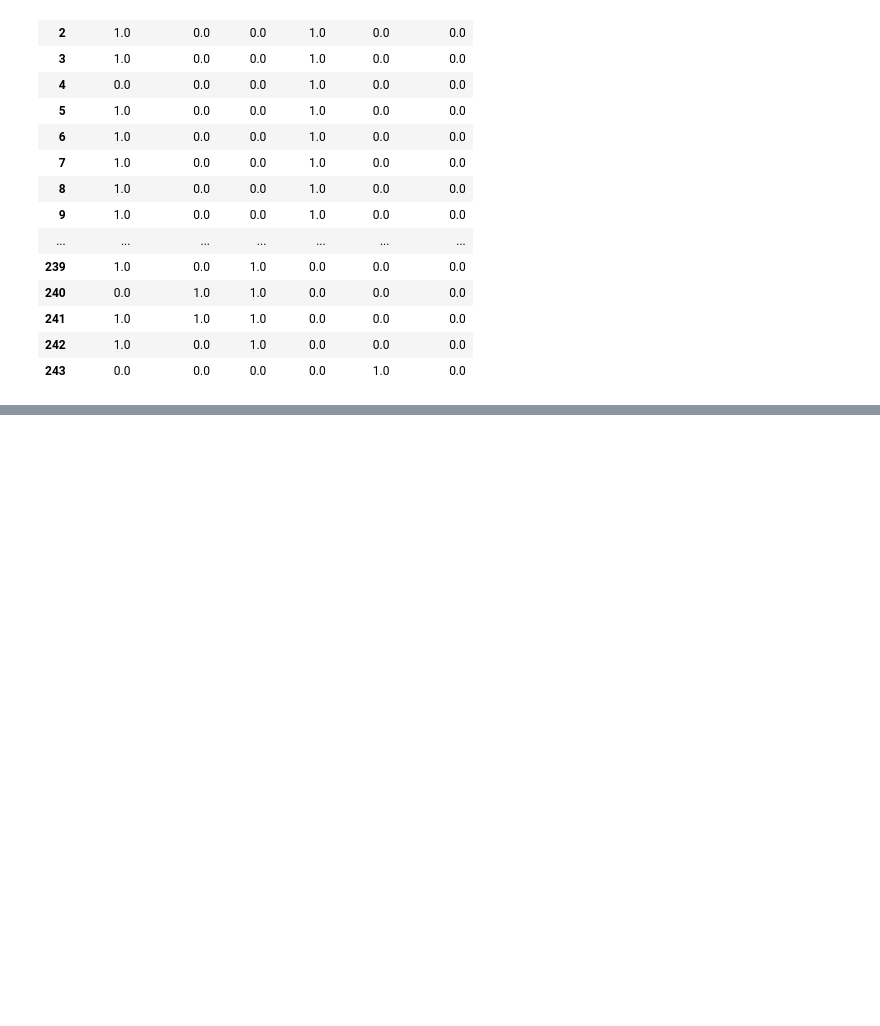
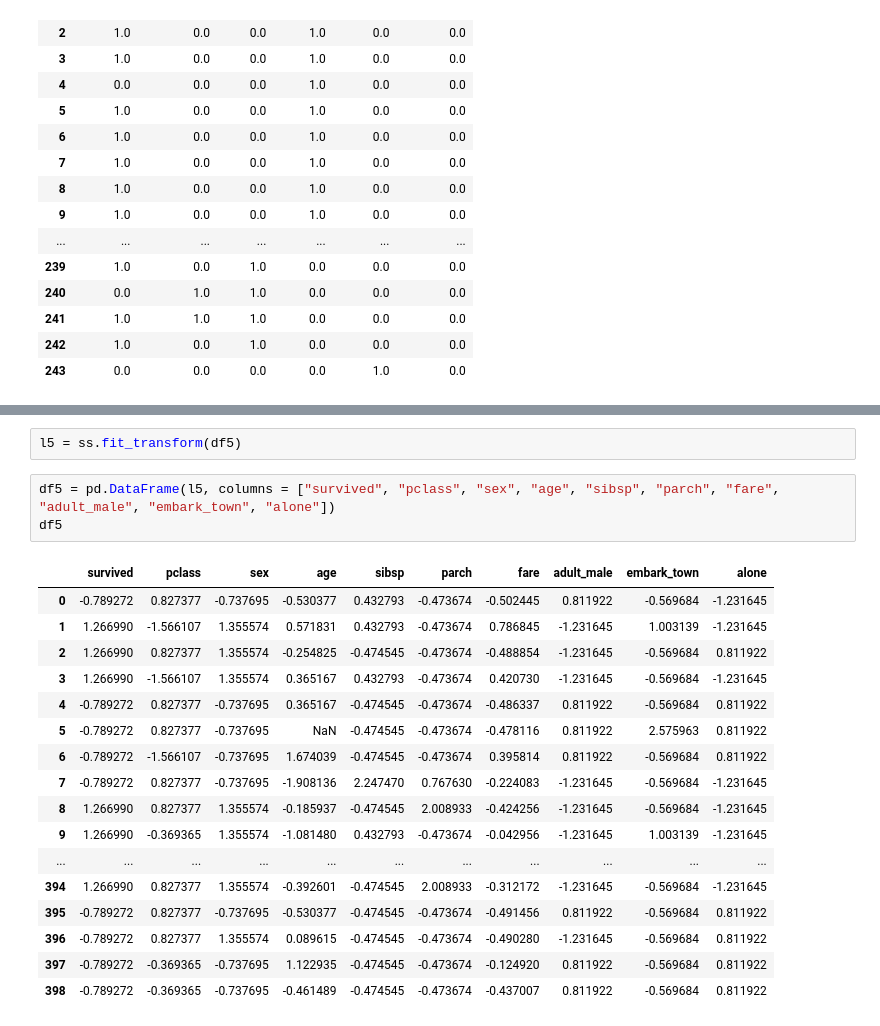
Before and after one commit to dhananjaysaini44/Data_Analysis, a Jupyter notebook: FSML_9.ipynb, the cells around one changed output, grey strips where cells are left out. Drawn from its saved outputs; the diff is of its cells as text; blank space fills up the shorter version.

```diff
--- a/FSML_9.ipynb
+++ b/FSML_9.ipynb
@@ -76,0 +493,23 @@ pd.DataFrame(df2, columns = ["sex_Male", "smoker_Yes", "day_Sat", "day_Sun", "da
+# %%
+l5 = ss.fit_transform(df5)
+# %%
+df5 = pd.DataFrame(l5, columns = ["survived", "pclass", "sex", "age", "sibsp", "parch", "fare", "adult_male", "embark_town", "alone"])
+df5
+# %% [output]
+|  | survived | pclass | sex | age | sibsp | parch | fare | adult_male | embark_town | alone |
+| 0 | -0.789272 | 0.827377 | -0.737695 | -0.530377 | 0.432793 | -0.473674 | -0.502445 | 0.811922 | -0.569684 | -1.231645 |
+| 1 | 1.266990 | -1.566107 | 1.355574 | 0.571831 | 0.432793 | -0.473674 | 0.786845 | -1.231645 | 1.003139 | -1.231645 |
+| 2 | 1.266990 | 0.827377 | 1.355574 | -0.254825 | -0.474545 | -0.473674 | -0.488854 | -1.231645 | -0.569684 | 0.811922 |
+| 3 | 1.266990 | -1.566107 | 1.355574 | 0.365167 | 0.432793 | -0.473674 | 0.420730 | -1.231645 | -0.569684 | -1.231645 |
+| 4 | -0.789272 | 0.827377 | -0.737695 | 0.365167 | -0.474545 | -0.473674 | -0.486337 | 0.811922 | -0.569684 | 0.811922 |
+| 5 | -0.789272 | 0.827377 | -0.737695 | NaN | -0.474545 | -0.473674 | -0.478116 | 0.811922 | 2.575963 | 0.811922 |
+| 6 | -0.789272 | -1.566107 | -0.737695 | 1.674039 | -0.474545 | -0.473674 | 0.395814 | 0.811922 | -0.569684 | 0.811922 |
+| 7 | -0.789272 | 0.827377 | -0.737695 | -1.908136 | 2.247470 | 0.767630 | -0.224083 | -1.231645 | -0.569684 | -1.231645 |
+| 8 | 1.266990 | 0.827377 | 1.355574 | -0.185937 | -0.474545 | 2.008933 | -0.424256 | -1.231645 | -0.569684 | -1.231645 |
+| 9 | 1.266990 | -0.369365 | 1.355574 | -1.081480 | 0.432793 | -0.473674 | -0.042956 | -1.231645 | 1.003139 | -1.231645 |
+| ... | ... | ... | ... | ... | ... | ... | ... | ... | ... | ... |
+| 394 | 1.266990 | 0.827377 | 1.355574 | -0.392601 | -0.474545 | 2.008933 | -0.312172 | -1.231645 | -0.569684 | -1.231645 |
+| 395 | -0.789272 | 0.827377 | -0.737695 | -0.530377 | -0.474545 | -0.473674 | -0.491456 | 0.811922 | -0.569684 | 0.811922 |
+| 396 | -0.789272 | 0.827377 | 1.355574 | 0.089615 | -0.474545 | -0.473674 | -0.490280 | -1.231645 | -0.569684 | 0.811922 |
+| 397 | -0.789272 | -0.369365 | -0.737695 | 1.122935 | -0.474545 | -0.473674 | -0.124920 | 0.811922 | -0.569684 | 0.811922 |
+| 398 | -0.789272 | -0.369365 | -0.737695 | -0.461489 | -0.474545 | -0.473674 | -0.437007 | 0.811922 | -0.569684 | 0.811922 |
```
Also changed, not shown: parts of 54 cells of this notebook, 8 other files.
